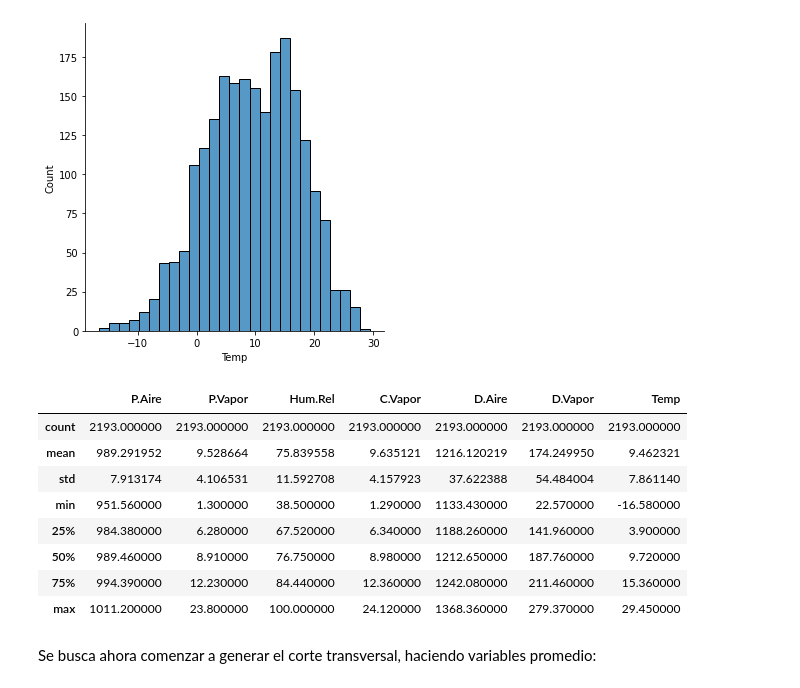
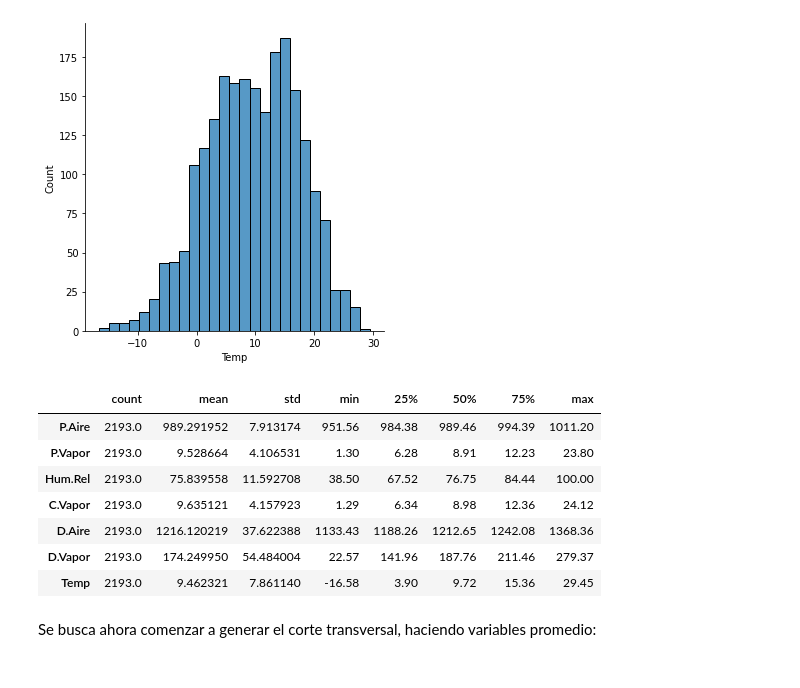
Before and after one commit to josemoncada87/tallerFDA2, a Jupyter notebook: Taller Fundamentos de Analítica de Datos II - Enunciado.ipynb, the cells around one changed output. Cells and saved outputs as stored; diff of their text form; code cells hidden in the pictures.

```diff
--- a/Taller Fundamentos de Analítica de Datos II - Enunciado.ipynb
+++ b/Taller Fundamentos de Analítica de Datos II - Enunciado.ipynb
@@ -152,17 +155,16 @@ for col in df.columns[1:]:
 [figure]
 [figure]
 # %%
-df.describe()
+df.describe().transpose()
 # %% [output]
-|  | P.Aire | P.Vapor | Hum.Rel | C.Vapor | D.Aire | D.Vapor | Temp |
-| count | 2193.000000 | 2193.000000 | 2193.000000 | 2193.000000 | 2193.000000 | 2193.000000 | 2193.000000 |
-| mean | 989.291952 | 9.528664 | 75.839558 | 9.635121 | 1216.120219 | 174.249950 | 9.462321 |
-| std | 7.913174 | 4.106531 | 11.592708 | 4.157923 | 37.622388 | 54.484004 | 7.861140 |
-| min | 951.560000 | 1.300000 | 38.500000 | 1.290000 | 1133.430000 | 22.570000 | -16.580000 |
-| 25% | 984.380000 | 6.280000 | 67.520000 | 6.340000 | 1188.260000 | 141.960000 | 3.900000 |
-| 50% | 989.460000 | 8.910000 | 76.750000 | 8.980000 | 1212.650000 | 187.760000 | 9.720000 |
-| 75% | 994.390000 | 12.230000 | 84.440000 | 12.360000 | 1242.080000 | 211.460000 | 15.360000 |
-| max | 1011.200000 | 23.800000 | 100.000000 | 24.120000 | 1368.360000 | 279.370000 | 29.450000 |
+|  | count | mean | std | min | 25% | 50% | 75% | max |
+| P.Aire | 2193.0 | 989.291952 | 7.913174 | 951.56 | 984.38 | 989.46 | 994.39 | 1011.20 |
+| P.Vapor | 2193.0 | 9.528664 | 4.106531 | 1.30 | 6.28 | 8.91 | 12.23 | 23.80 |
+| Hum.Rel | 2193.0 | 75.839558 | 11.592708 | 38.50 | 67.52 | 76.75 | 84.44 | 100.00 |
+| C.Vapor | 2193.0 | 9.635121 | 4.157923 | 1.29 | 6.34 | 8.98 | 12.36 | 24.12 |
+| D.Aire | 2193.0 | 1216.120219 | 37.622388 | 1133.43 | 1188.26 | 1212.65 | 1242.08 | 1368.36 |
+| D.Vapor | 2193.0 | 174.249950 | 54.484004 | 22.57 | 141.96 | 187.76 | 211.46 | 279.37 |
+| Temp | 2193.0 | 9.462321 | 7.861140 | -16.58 | 3.90 | 9.72 | 15.36 | 29.45 |
 # %% [markdown]
 Se busca ahora comenzar a generar el corte transversal, haciendo variables promedio:
 # %% [markdown]
```
Also changed, not shown: parts of 114 cells of this notebook.
